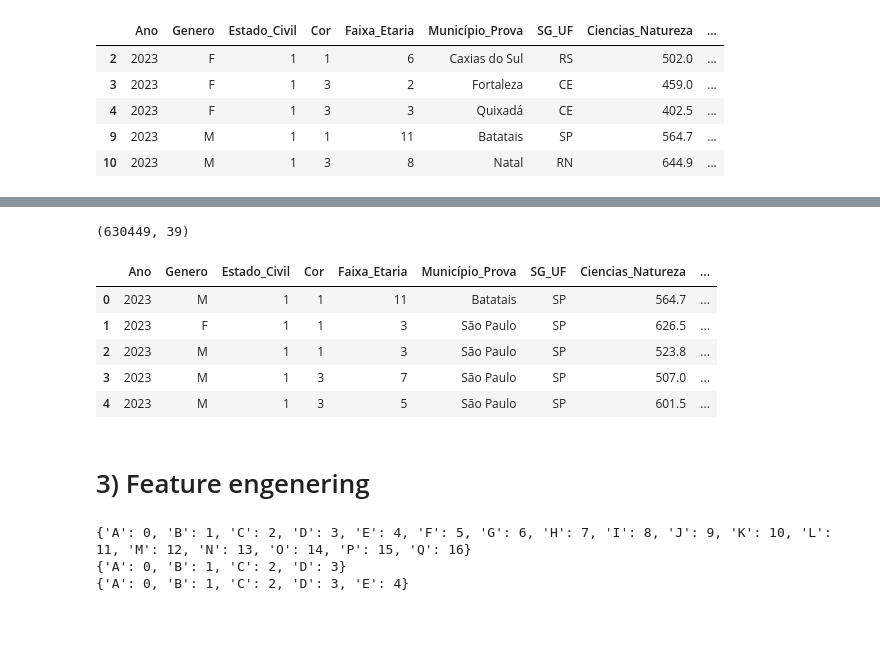
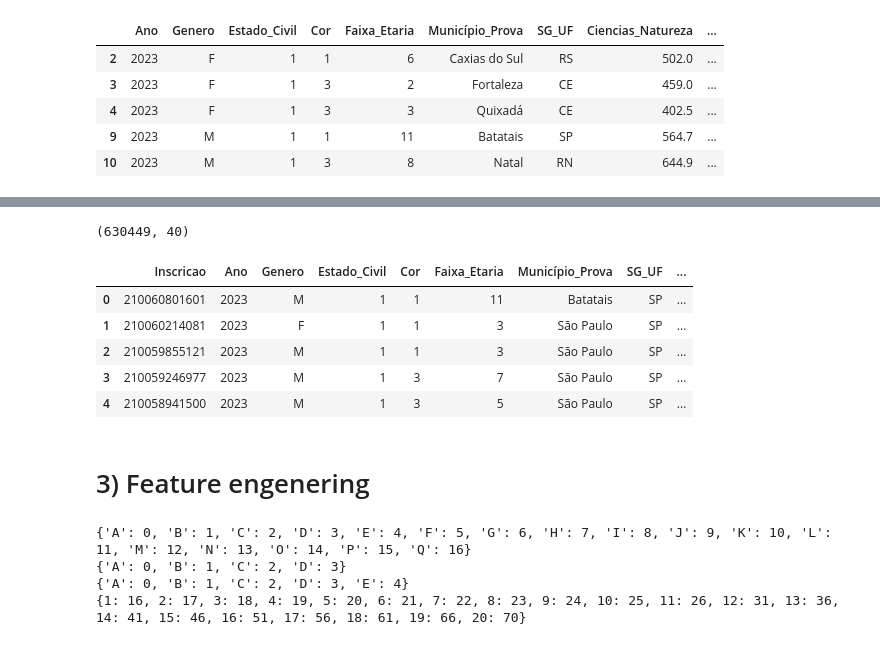
Before and after one commit to ManoelFelipe/Enem, a Jupyter notebook: ENEM_Data-Cleaning.ipynb, the cells around one changed output, grey strips where cells are left out. Drawn from its saved outputs; the diff is of its cells as text; code cells hidden in the pictures.

```diff
--- a/ENEM_Data-Cleaning.ipynb
+++ b/ENEM_Data-Cleaning.ipynb
@@ -436,15 +435,15 @@ df_23_22.head()
 df_23_22_SP = pd.read_csv('df_23_22_01_SP.csv', encoding = "utf-8", sep = ',')
 # %%
-print(df_23_22.shape)
-df_23_22.head()
+print(df_23_22_SP.shape)
+df_23_22_SP.head()
 # %% [output]
-(630449, 39)
+(630449, 40)
-|  | Ano | Genero | Estado_Civil | Cor | Faixa_Etaria | Município_Prova | SG_UF | Ciencias_Natureza | ... |
-| 0 | 2023 | M | 1 | 1 | 11 | Batatais | SP | 564.7 | ... |
-| 1 | 2023 | F | 1 | 1 | 3 | São Paulo | SP | 626.5 | ... |
-| 2 | 2023 | M | 1 | 1 | 3 | São Paulo | SP | 523.8 | ... |
-| 3 | 2023 | M | 1 | 3 | 7 | São Paulo | SP | 507.0 | ... |
-| 4 | 2023 | M | 1 | 3 | 5 | São Paulo | SP | 601.5 | ... |
+|  | Inscricao | Ano | Genero | Estado_Civil | Cor | Faixa_Etaria | Município_Prova | SG_UF | ... |
+| 0 | 210060801601 | 2023 | M | 1 | 1 | 11 | Batatais | SP | ... |
+| 1 | 210060214081 | 2023 | F | 1 | 1 | 3 | São Paulo | SP | ... |
+| 2 | 210059855121 | 2023 | M | 1 | 1 | 3 | São Paulo | SP | ... |
+| 3 | 210059246977 | 2023 | M | 1 | 3 | 7 | São Paulo | SP | ... |
+| 4 | 210058941500 | 2023 | M | 1 | 3 | 5 | São Paulo | SP | ... |
 # %% [markdown]
 # 3) Feature engenering
 # %%
@@ -455,6 +454,8 @@ features_cols = ['Escolaridade_mae','Escolaridade_pai', 'Genero',
 # feature engenering
 escolariade = {'A':0, 'B':1, 'C':2, 'D':3, 'E':4, 'F':5, 'G':6, 'H':0}
 grupo_escolaridade = {'A':0, 'B':1, 'C':2, 'D':3, 'E':4, 'F':0}
+Faixa_Etaria = {1:16, 2:17, 3:18, 4:19, 5:20, 6:21, 7:22, 8:23, 9:24, 10:25, 11:26, 12:31, 13:36, 14:41, 15:46, 16:51, 17:56, 18:61, 19:66, 20:70}
+
 renda_familiar = {value:index for index, value in enumerate(np.sort(df_23_22_SP['Renda_mensal_familiar'].unique()),start = 0)}
 empregada_domestico = {value:index for index, value in enumerate(np.sort(df_23_22_SP['Empregada_domestica'].unique()),start = 0)}
 quantidade = {value:index for index, value in enumerate(np.sort(df_23_22_SP.Quantidade_banheiros.unique()), start = 0)}
@@ -462,10 +463,12 @@ quantidade = {value:index for index, value in enumerate(np.sort(df_23_22_SP.Quan
 print(renda_familiar)
 print(empregada_domestico)
 print(quantidade)
+print(Faixa_Etaria)
 # %% [output]
 {'A': 0, 'B': 1, 'C': 2, 'D': 3, 'E': 4, 'F': 5, 'G': 6, 'H': 7, 'I': 8, 'J': 9, 'K': 10, 'L': 11, 'M': 12, 'N': 13, 'O': 14, 'P': 15, 'Q': 16}
 {'A': 0, 'B': 1, 'C': 2, 'D': 3}
 {'A': 0, 'B': 1, 'C': 2, 'D': 3, 'E': 4}
+{1: 16, 2: 17, 3: 18, 4: 19, 5: 20, 6: 21, 7: 22, 8: 23, 9: 24, 10: 25, 11: 26, 12: 31, 13: 36, 14: 41, 15: 46, 16: 51, 17: 56, 18: 61, 19: 66, 20: 70}
 # %%
 # Masculino = 1; Feminino = 0
 df_23_22_SP.Genero = pd.get_dummies(df_23_22_SP.Genero, drop_first = True, prefix = 'Genero', dtype=int)
```
Also changed, not shown: parts of 21 cells of this notebook, 4 other files.
